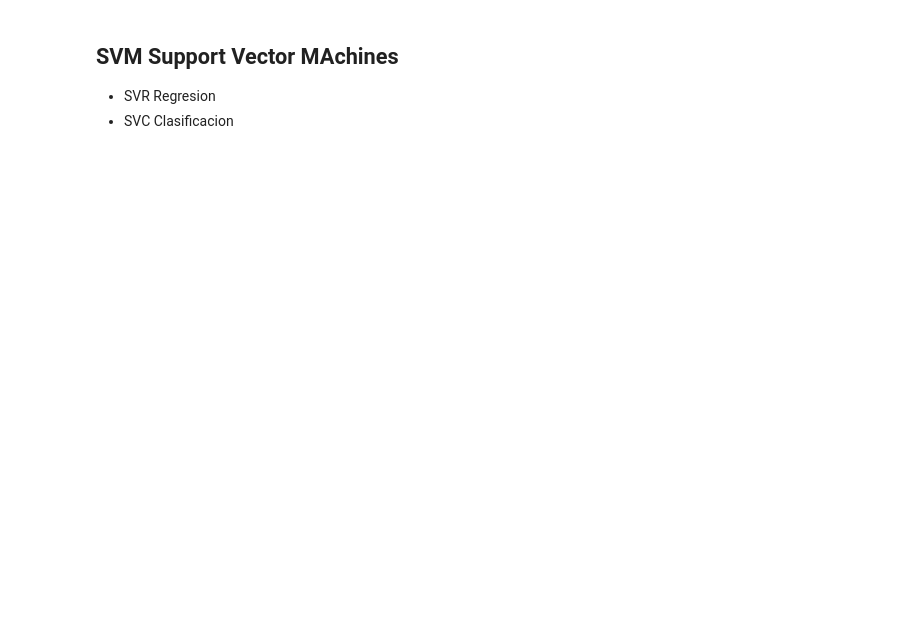
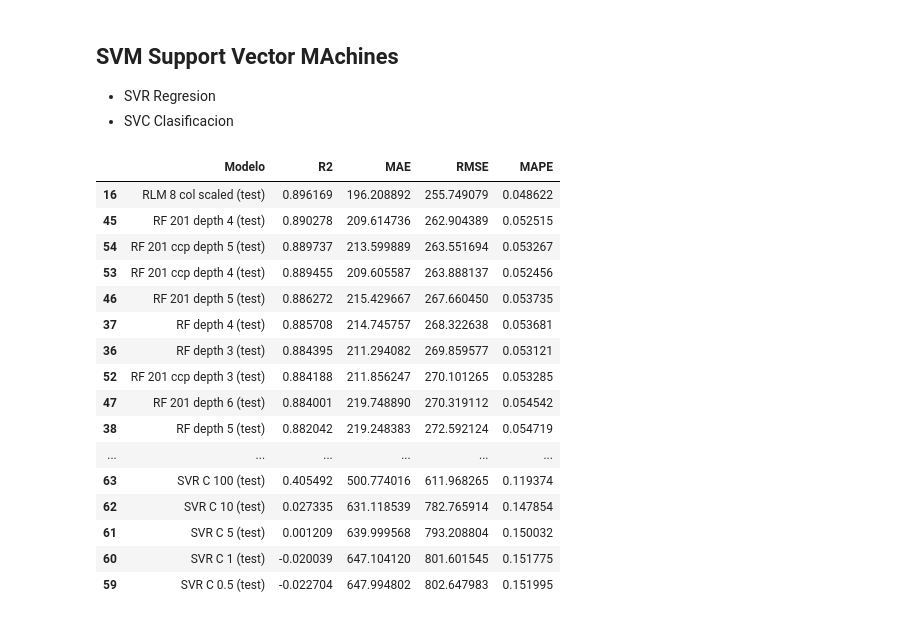
Before and after one commit to ceciorosco/Cecilia-Repositorio, a Jupyter notebook: Modulo 5/Regreciones_Cecilia.ipynb, the cells around one changed output. Cells and saved outputs as stored; diff of their text form; code cells hidden in the pictures; blank space fills up the shorter version.

```diff
--- a/Modulo 5/Regreciones_Cecilia.ipynb
+++ b/Modulo 5/Regreciones_Cecilia.ipynb
@@ -744,3 +744,44 @@ df_resultados.sort_values('R2', ascending=False)[df_resultados['Modelo'].str.con
 ## SVM Support Vector MAchines
 * SVR Regresion
 * SVC Clasificacion
+# %%
+from sklearn.svm import SVR
+
+c_values = [0.5, 1, 5, 10, 100, 500, 1000, 5000, 10000, 50000, 7400000]
+
+X_train, X_test, y_train, y_test = train_test_split(X, y, test_size=0.20, random_state=42)
+
+
+
+for c in c_values:
+    model = SVR(C=c) #valor de epsilon si es cercano a 0 no habra margen para error y produce overfitting
+    model.fit(X_train, y_train)
+
+    y_pred = model.predict(X_test)
+
+    r2 = r2_score(y_test, y_pred)
+    mae = mean_absolute_error(y_test, y_pred)
+    rmse = root_mean_squared_error(y_test, y_pred)
+    mape = mean_absolute_percentage_error(y_test, y_pred)
+
+    df_resultados.loc[len(df_resultados)] = [f'SVR C {c} (test)' , r2, mae, rmse, mape]
+
+df_resultados.sort_values('R2', ascending=False)[df_resultados['Modelo'].str.contains('test')]
+# %% [output]
+|  | Modelo | R2 | MAE | RMSE | MAPE |
+| 16 | RLM 8 col scaled (test) | 0.896169 | 196.208892 | 255.749079 | 0.048622 |
+| 45 | RF 201 depth 4 (test) | 0.890278 | 209.614736 | 262.904389 | 0.052515 |
+| 54 | RF 201 ccp depth 5 (test) | 0.889737 | 213.599889 | 263.551694 | 0.053267 |
+| 53 | RF 201 ccp depth 4 (test) | 0.889455 | 209.605587 | 263.888137 | 0.052456 |
+| 46 | RF 201 depth 5 (test) | 0.886272 | 215.429667 | 267.660450 | 0.053735 |
+| 37 | RF depth 4 (test) | 0.885708 | 214.745757 | 268.322638 | 0.053681 |
+| 36 | RF depth 3 (test) | 0.884395 | 211.294082 | 269.859577 | 0.053121 |
+| 52 | RF 201 ccp depth 3 (test) | 0.884188 | 211.856247 | 270.101265 | 0.053285 |
+| 47 | RF 201 depth 6 (test) | 0.884001 | 219.748890 | 270.319112 | 0.054542 |
+| 38 | RF depth 5 (test) | 0.882042 | 219.248383 | 272.592124 | 0.054719 |
+| ... | ... | ... | ... | ... | ... |
+| 63 | SVR C 100 (test) | 0.405492 | 500.774016 | 611.968265 | 0.119374 |
+| 62 | SVR C 10 (test) | 0.027335 | 631.118539 | 782.765914 | 0.147854 |
+| 61 | SVR C 5 (test) | 0.001209 | 639.999568 | 793.208804 | 0.150032 |
+| 60 | SVR C 1 (test) | -0.020039 | 647.104120 | 801.601545 | 0.151775 |
+| 59 | SVR C 0.5 (test) | -0.022704 | 647.994802 | 802.647983 | 0.151995 |
```
Also changed, not shown: parts of 10 cells of this notebook, 1 other file.
